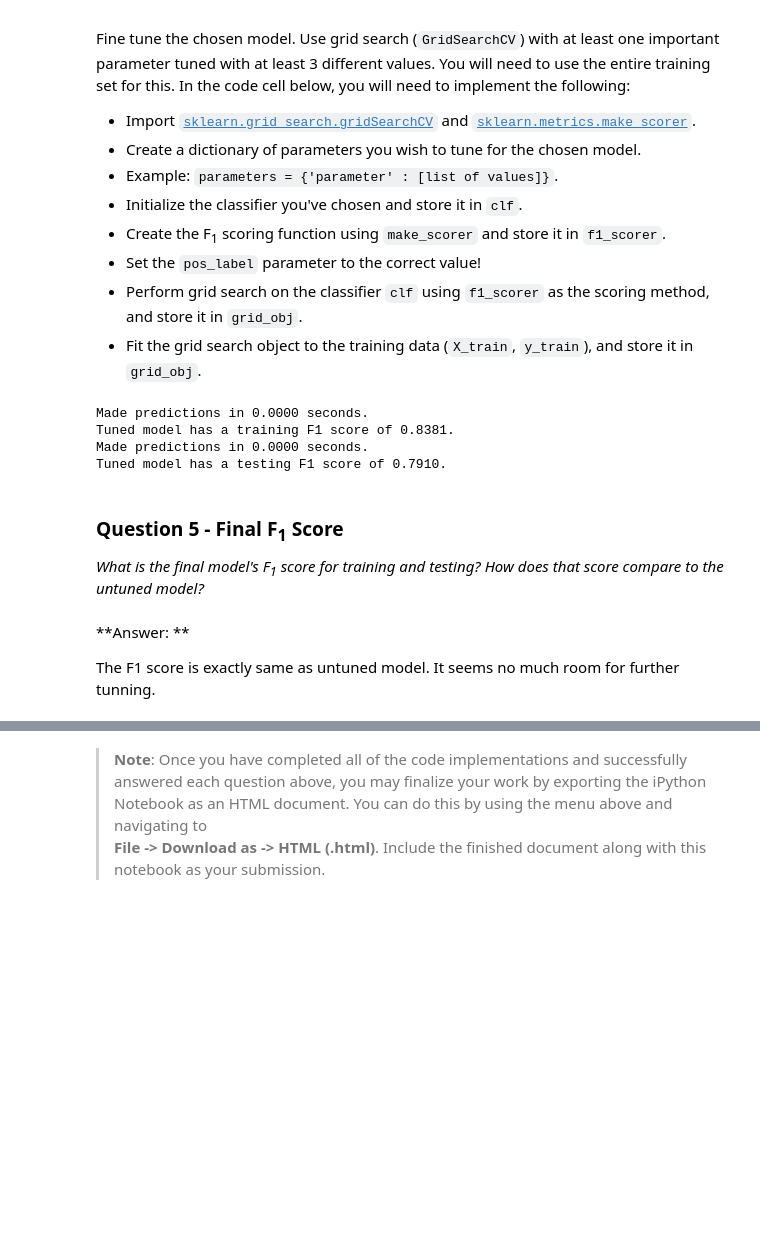
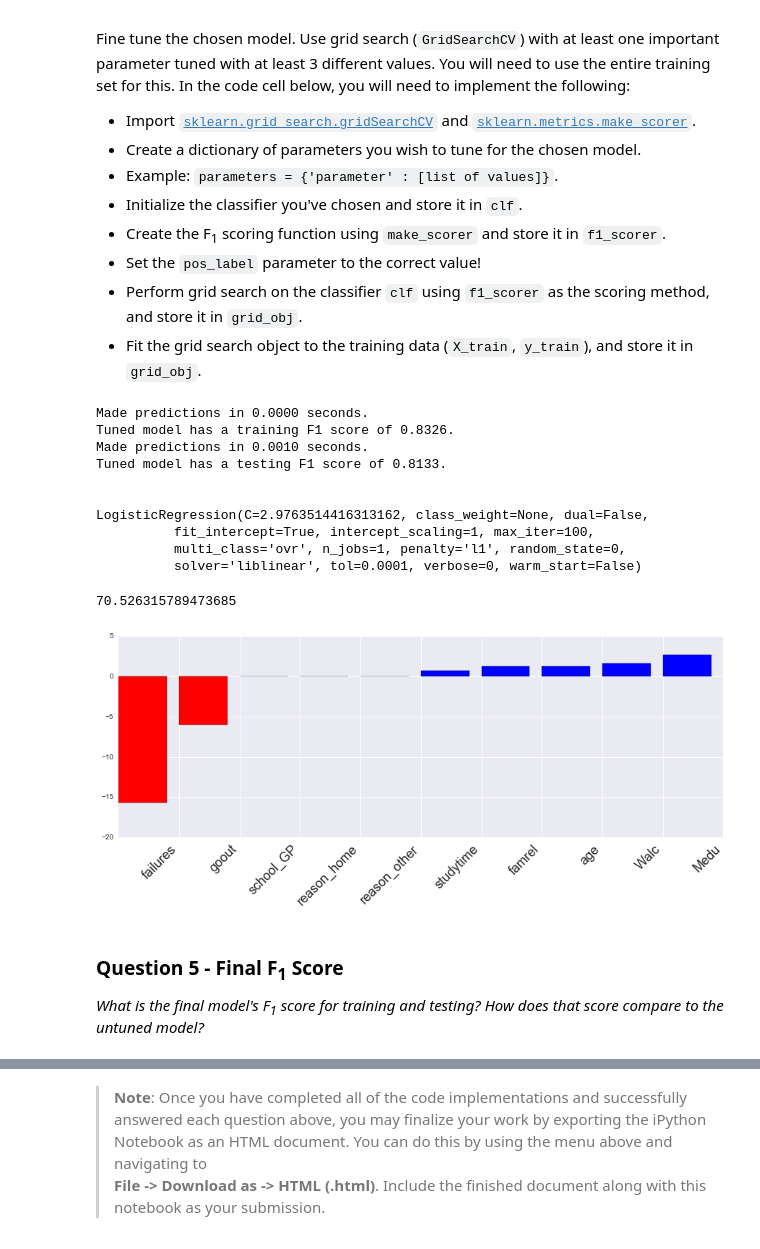
Before and after one commit to jhli973/machine-learning, a Jupyter notebook: projects/student_intervention/student_intervention.ipynb, the cells around one changed output, grey strips where cells are left out. Drawn from its saved outputs; the diff is of its cells as text; code cells hidden in the pictures; blank space fills up the shorter version.

```diff
--- a/projects/student_intervention/student_intervention.ipynb
+++ b/projects/student_intervention/student_intervention.ipynb
@@ -205,12 +231,17 @@ num_train = 300
 num_test = X_all.shape[0] - num_train
 
 # TODO: Shuffle and split the dataset into the number of training and testing points above
+# To preserve the class imbalance, you can use the "stratify" parameter in train_test_split.
 from sklearn.cross_validation import train_test_split
-X_train,X_test,y_train,y_test = train_test_split(X_all, y_all, test_size=num_test, random_state=0)
+X_train,X_test,y_train,y_test = train_test_split(X_all, y_all, stratify=y_all, test_size=num_test, random_state=0)
 
 # Show the results of the split
 print "Training set has {} samples.".format(X_train.shape[0])
 print "Testing set has {} samples.".format(X_test.shape[0])
+
+# Check the grad rates in both train and test sets
+print "Grad rates:\nTrain set = {:.2f}%".format(100 * (y_train == 'yes').mean())
+print "Test set = {:.2f}%".format(100 * (y_test == 'yes').mean())
 # %% [output]
 Training set has 300 samples.
 Testing set has 95 samples.
@@ -388,0 +374,6 @@ F1 score for test set: 0.7910.
+# %%
+# normalize the features
+from sklearn.preprocessing import Normalizer
+normer = Normalizer()
+X_train = normer.fit_transform(X_train)
+X_test = normer.transform(X_test)
@@ -448,11 +481,14 @@ from sklearn.metrics import make_scorer, f1_score
 #from sklearn.linear_model import LogisticRegressionCV
 
 # TODO: Create the parameters list you wish to tune  #
-parameters = { 'C':[0.9, 1, 10, 100, 1000]}
+parameters = {
+    'class_weight':[None, 'balanced'],
+    'penalty':['l1', 'l2'],
+    'C': np.logspace(-3,3,20)
+    }
 
 # TODO: Initialize the classifier
-clf = LogisticRegression()
-#clf = LogisticRegressionCV()
+clf = LogisticRegression(random_state=0)
 
 # TODO: Make an f1 scoring function using 'make_scorer'
 f1_scorer = make_scorer(f1_score, pos_label="yes")
@@ -469,15 +505,41 @@ clf = grid_obj.best_estimator_
 # Report the final F1 score for training and testing after parameter tuning
 print "Tuned model has a training F1 score of {:.4f}.".format(predict_labels(clf, X_train, y_train))
 print "Tuned model has a testing F1 score of {:.4f}.".format(predict_labels(clf, X_test, y_test))
+
+# Check the model with the optimized parameters
+print "\n"
+print grid_obj.best_estimator_
 # %% [output]
 Made predictions in 0.0000 seconds.
-Tuned model has a training F1 score of 0.8381.
-Made predictions in 0.0000 seconds.
-Tuned model has a testing F1 score of 0.7910.
+Tuned model has a training F1 score of 0.8326.
+Made predictions in 0.0010 seconds.
+Tuned model has a testing F1 score of 0.8133.
+
+
+LogisticRegression(C=2.9763514416313162, class_weight=None, dual=False,
+          fit_intercept=True, intercept_scaling=1, max_iter=100,
+          multi_class='ovr', n_jobs=1, penalty='l1', random_state=0,
+          solver='liblinear', tol=0.0001, verbose=0, warm_start=False)
+# %%
+# calculate accuracy
+np.mean(clf.predict(X_test) == y_test)*100  # not so impressive
+# %% [output]
+70.526315789473685
+# %%
+# look at top 5 features
+coef = clf.coef_.ravel()  ## use the variable name for the Logistic classifier
+pos_coef = np.argsort(coef)[-5:]
+neg_coef = np.argsort(coef)[:5]
+look_coef = np.hstack([neg_coef, pos_coef])
+
+# plot the coeffs
+plt.figure(figsize=(15, 5))
+colors = ["red" if c < 0 else "blue" for c in coef[look_coef]]
+plt.bar(np.arange(10), coef[look_coef], color=colors)
+feats = np.array(X_all.columns)
+plt.xticks(np.arange(1, 11), feats[look_coef],size=18, rotation=45, ha="right");
+# %% [output]
+[figure, added]
 # %% [markdown]
 ### Question 5 - Final F<sub>1</sub> Score
 *What is the final model's F<sub>1</sub> score for training and testing? How does that score compare to the untuned model?*
-# %% [markdown]
-**Answer: **
-
-The F1 score is exactly same as untuned model. It seems no much room for further tunning.
```
Also changed, not shown: parts of 14 cells of this notebook.
